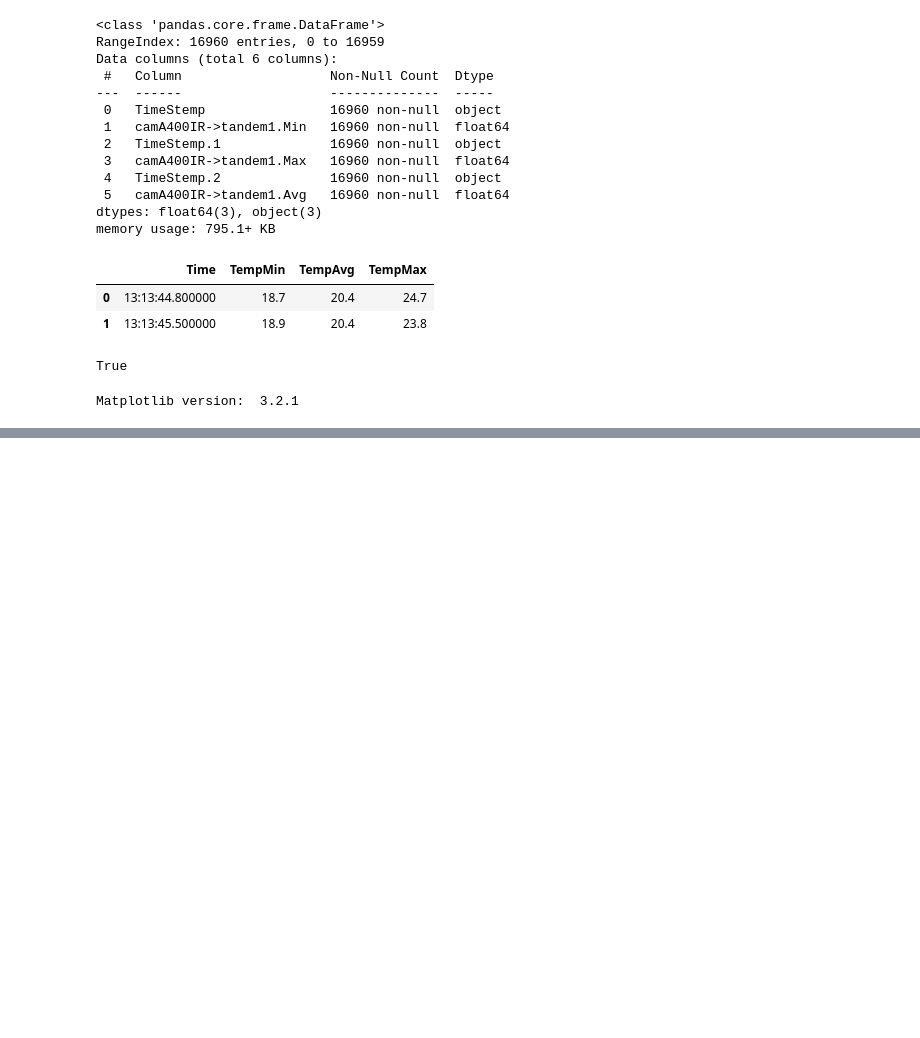
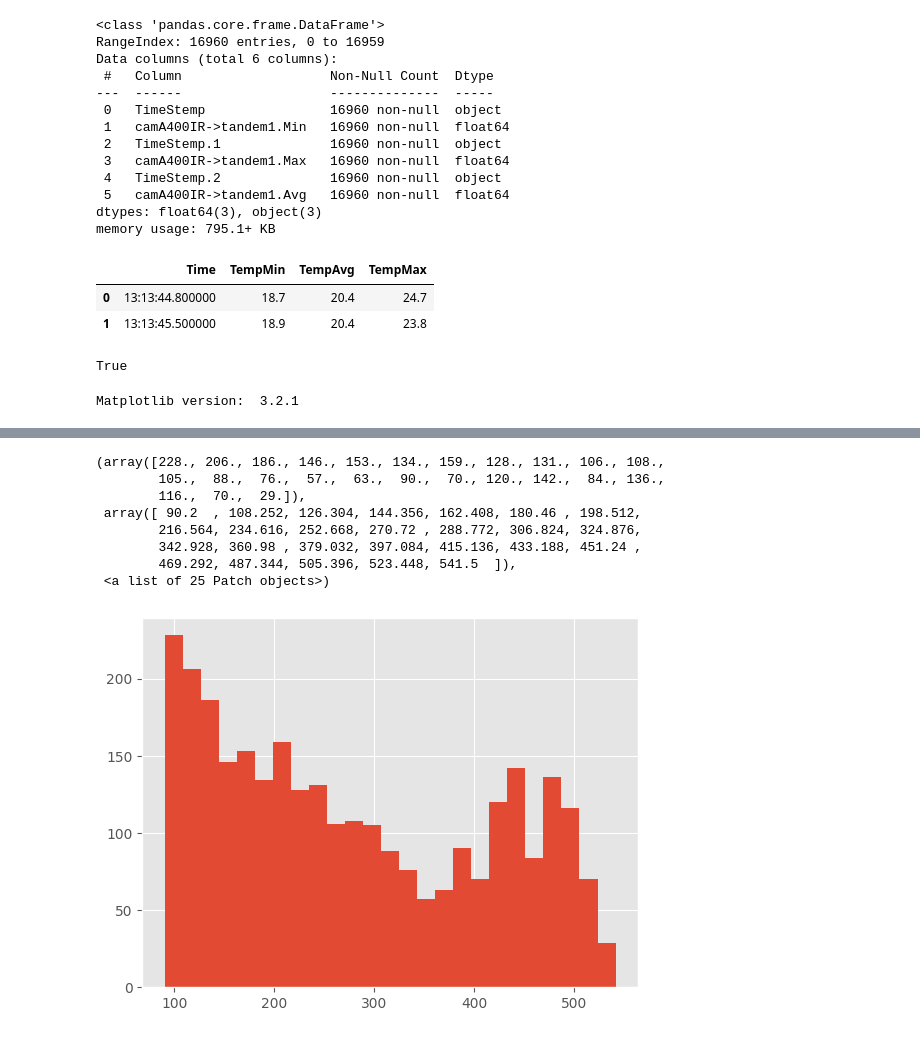
Before and after one commit to Caavalos/DMEGADE3, a Jupyter notebook: thermal.ipynb, the cells around one changed output, grey strips where cells are left out. Saved outputs shown, nothing was run; the diff lists cells and outputs as text; code cells hidden in the pictures; blank space fills up the shorter version.

```diff
--- a/thermal.ipynb
+++ b/thermal.ipynb
@@ -134,0 +169,12 @@ plt.show()
+# %%
+plt.hist(df['TempMax'], bins=25)
+# %% [output]
+(array([228., 206., 186., 146., 153., 134., 159., 128., 131., 106., 108.,
+        105.,  88.,  76.,  57.,  63.,  90.,  70., 120., 142.,  84., 136.,
+        116.,  70.,  29.]),
+ array([ 90.2  , 108.252, 126.304, 144.356, 162.408, 180.46 , 198.512,
+        216.564, 234.616, 252.668, 270.72 , 288.772, 306.824, 324.876,
+        342.928, 360.98 , 379.032, 397.084, 415.136, 433.188, 451.24 ,
+        469.292, 487.344, 505.396, 523.448, 541.5  ]),
+ <a list of 25 Patch objects>)
+[figure, added]
```
Also changed, not shown: parts of 10 cells of this notebook.
